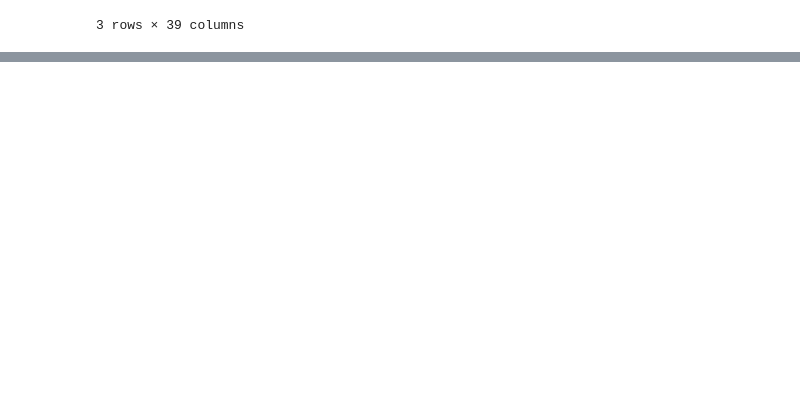
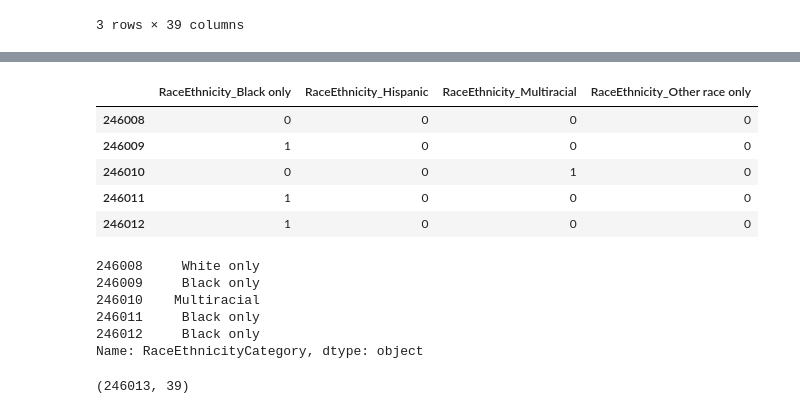
Before and after one commit to Tasnimacj/Capstone_Heart_Prediction, a Jupyter notebook: notebooks/03-pre-processing.ipynb, the cells around one changed output, grey strips where cells are left out. Drawn from its saved outputs; the diff is of its cells as text; code cells hidden in the pictures; blank space fills up the shorter version.

```diff
--- a/notebooks/03-pre-processing.ipynb
+++ b/notebooks/03-pre-processing.ipynb
@@ -89,0 +149,4 @@ heart22.head(3)
+# %%
+heart22['ECigaretteUsage'] = np.where(heart22['ECigaretteUsage'].str.startswith('Use'), 'Yes', heart22['ECigaretteUsage'])
+# %%
+heart22['ECigaretteUsage'] = heart22['ECigaretteUsage'].map({'Yes': 1, 'Never used e-cigarettes in my entire life': 0,'Not at all (right now)':0})
@@ -89,0 +162,6 @@ heart22.head(3)
+# %%
+heart22['RaceEthnicityCategory'] = heart22['RaceEthnicityCategory'].map({'White only, Non-Hispanic': "White only",
+                                                            'Hispanic': "Hispanic",
+                                                            'Black only, Non-Hispanic':'Black only',
+                                                            'Other race only, Non-Hispanic':'Other race only',
+                                                            'Multiracial, Non-Hispanic':'Multiracial'})
@@ -89,0 +178,27 @@ heart22.head(3)
+# %%
+ dummy_Race = pd.get_dummies(heart22['RaceEthnicityCategory'],prefix ='RaceEthnicity',dtype=int).iloc[:,:-1]
+
+#White is the baseline, so dropping that
+# if Hispanic,Black only,Other race only,Multiracial= 0, then ethnicity is White
+# %%
+dummy_Race.tail(5)
+# %% [output]
+|  | RaceEthnicity_Black only | RaceEthnicity_Hispanic | RaceEthnicity_Multiracial | RaceEthnicity_Other race only |
+| 246008 | 0 | 0 | 0 | 0 |
+| 246009 | 1 | 0 | 0 | 0 |
+| 246010 | 0 | 0 | 1 | 0 |
+| 246011 | 1 | 0 | 0 | 0 |
+| 246012 | 1 | 0 | 0 | 0 |
+# %%
+heart22['RaceEthnicityCategory'].tail(5)
+# %% [output]
+246008     White only
+246009     Black only
+246010    Multiracial
+246011     Black only
+246012     Black only
+Name: RaceEthnicityCategory, dtype: object
+# %%
+heart22.shape
+# %% [output]
+(246013, 39)
```
Also changed, not shown: parts of 35 cells of this notebook.
